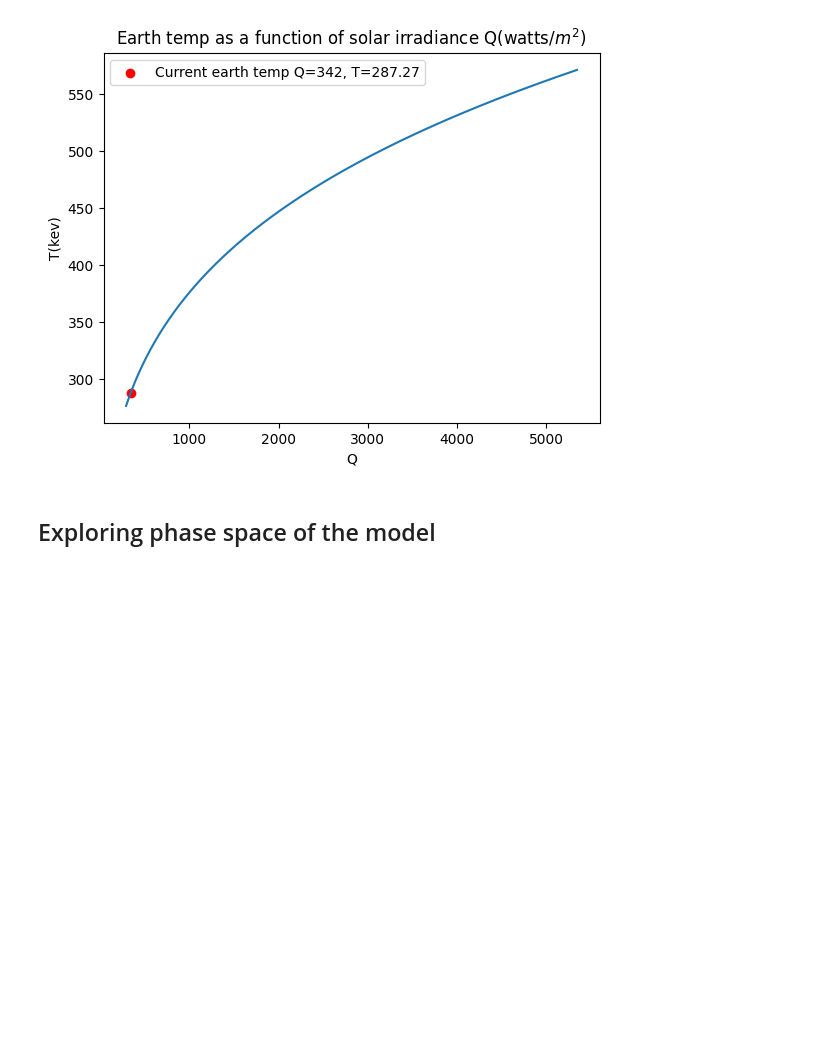
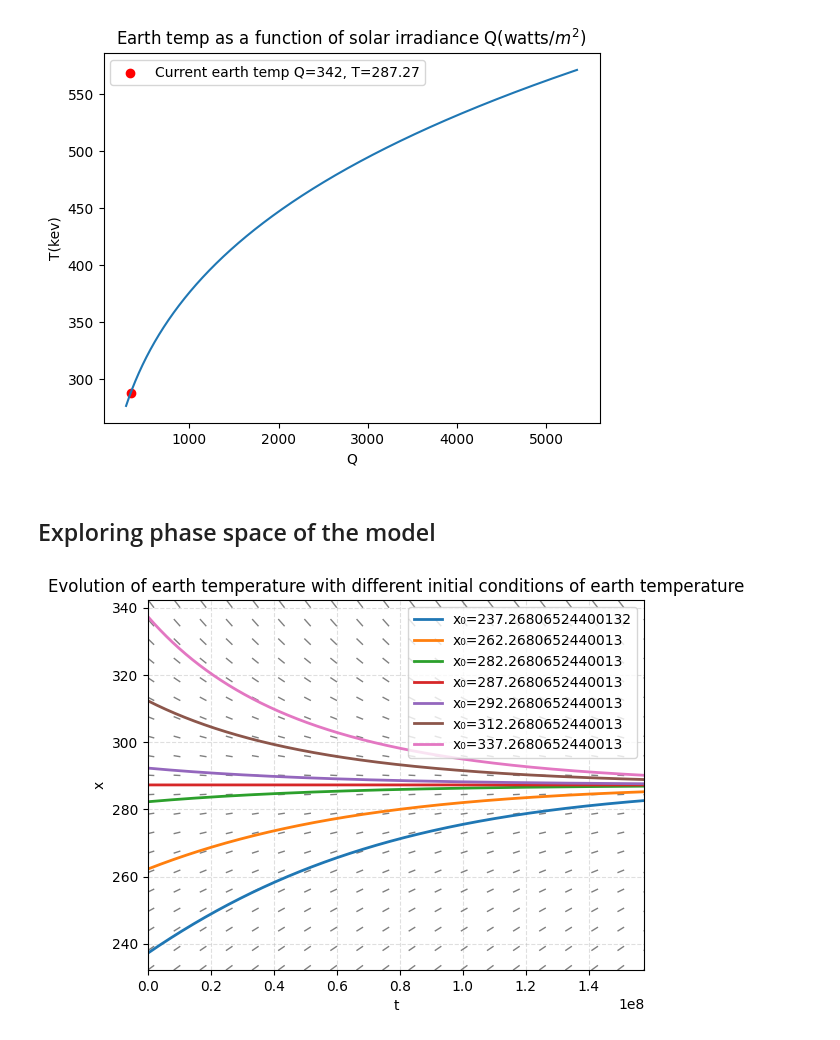
Before and after one commit to raufie/dynamics, a Jupyter notebook: notebooks/energy_balance_model.ipynb, the cells around one changed output. Saved outputs shown, nothing was run; the diff lists cells and outputs as text; code cells hidden in the pictures; blank space fills up the shorter version.

```diff
--- a/notebooks/energy_balance_model.ipynb
+++ b/notebooks/energy_balance_model.ipynb
@@ -78,4 +78,6 @@ Tn = DAY * 365*5
 # %%
 dxdt = model.rhs
 # %%
-ax = plot_solution(dxdt, x0=T0s, tn=Tn, dt=dt, n_slope=20, slope_length=0.01, show=True, title="Evolution of earth temperature with different initial conditions of earth temperature")
+ax = plot_solution(dxdt, x0=T0s, tn=Tn, dt=dt, n_slope=20, slope_length=dt*20, show=True, title="Evolution of earth temperature with different initial conditions of earth temperature")
+# %% [output]
+[figure, added]
```
Also changed, not shown: parts of 1 cell of this notebook.
